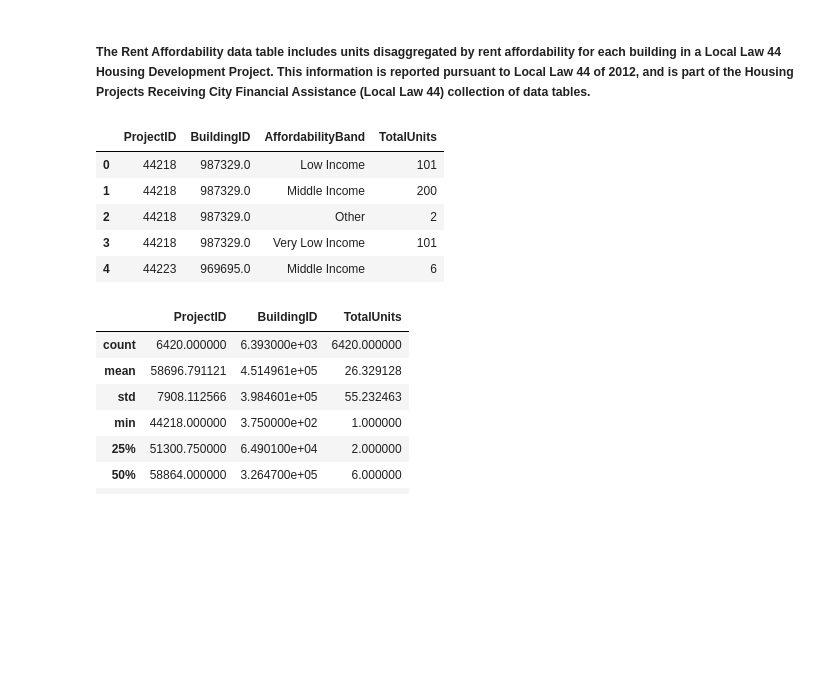
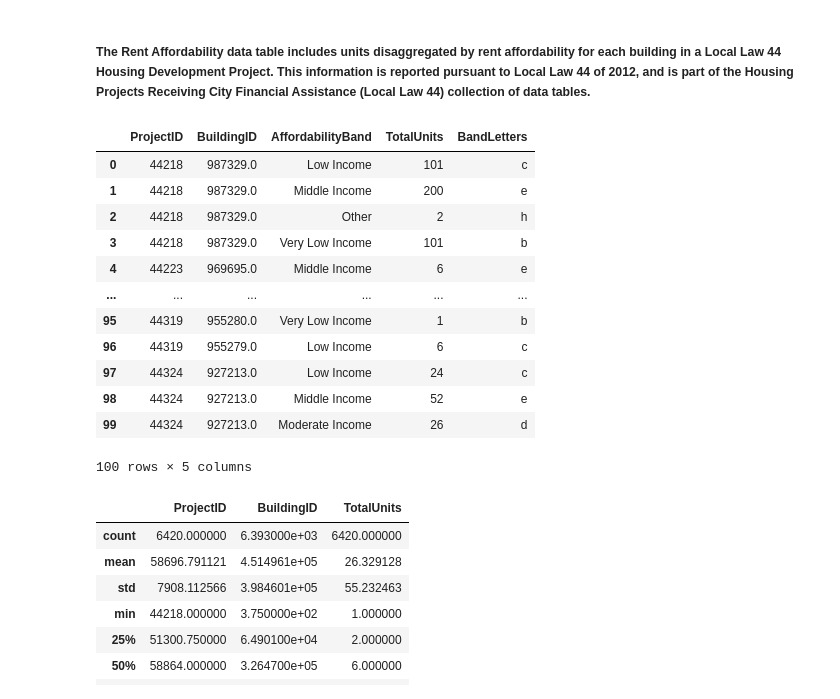
Before and after one commit to tkalainoff/gowanus-rezoning, a Jupyter notebook: data/LL44-analysis.ipynb, the cells around one changed output. Saved outputs shown, nothing was run; the diff lists cells and outputs as text; code cells hidden in the pictures; blank space fills up the shorter version.

```diff
--- a/data/LL44-analysis.ipynb
+++ b/data/LL44-analysis.ipynb
@@ -174,14 +227,21 @@ dtype: object
 df_rent_affordability = pd.read_csv('csv/Local_Law_44_-_Rent_Affordability_20240115.csv')
 # %%
 # View data
-df_rent_affordability.head()
+df_rent_affordability.head(100)
 # %% [output]
-|  | ProjectID | BuildingID | AffordabilityBand | TotalUnits |
-| 0 | 44218 | 987329.0 | Low Income | 101 |
-| 1 | 44218 | 987329.0 | Middle Income | 200 |
-| 2 | 44218 | 987329.0 | Other | 2 |
-| 3 | 44218 | 987329.0 | Very Low Income | 101 |
-| 4 | 44223 | 969695.0 | Middle Income | 6 |
+|  | ProjectID | BuildingID | AffordabilityBand | TotalUnits | BandLetters |
+| 0 | 44218 | 987329.0 | Low Income | 101 | c |
+| 1 | 44218 | 987329.0 | Middle Income | 200 | e |
+| 2 | 44218 | 987329.0 | Other | 2 | h |
+| 3 | 44218 | 987329.0 | Very Low Income | 101 | b |
+| 4 | 44223 | 969695.0 | Middle Income | 6 | e |
+| ... | ... | ... | ... | ... | ... |
+| 95 | 44319 | 955280.0 | Very Low Income | 1 | b |
+| 96 | 44319 | 955279.0 | Low Income | 6 | c |
+| 97 | 44324 | 927213.0 | Low Income | 24 | c |
+| 98 | 44324 | 927213.0 | Middle Income | 52 | e |
+| 99 | 44324 | 927213.0 | Moderate Income | 26 | d |
+100 rows × 5 columns
 # %%
 df_rent_affordability.describe()
 # %% [output]
```
Also changed, not shown: parts of 12 cells of this notebook, 4 other files.
